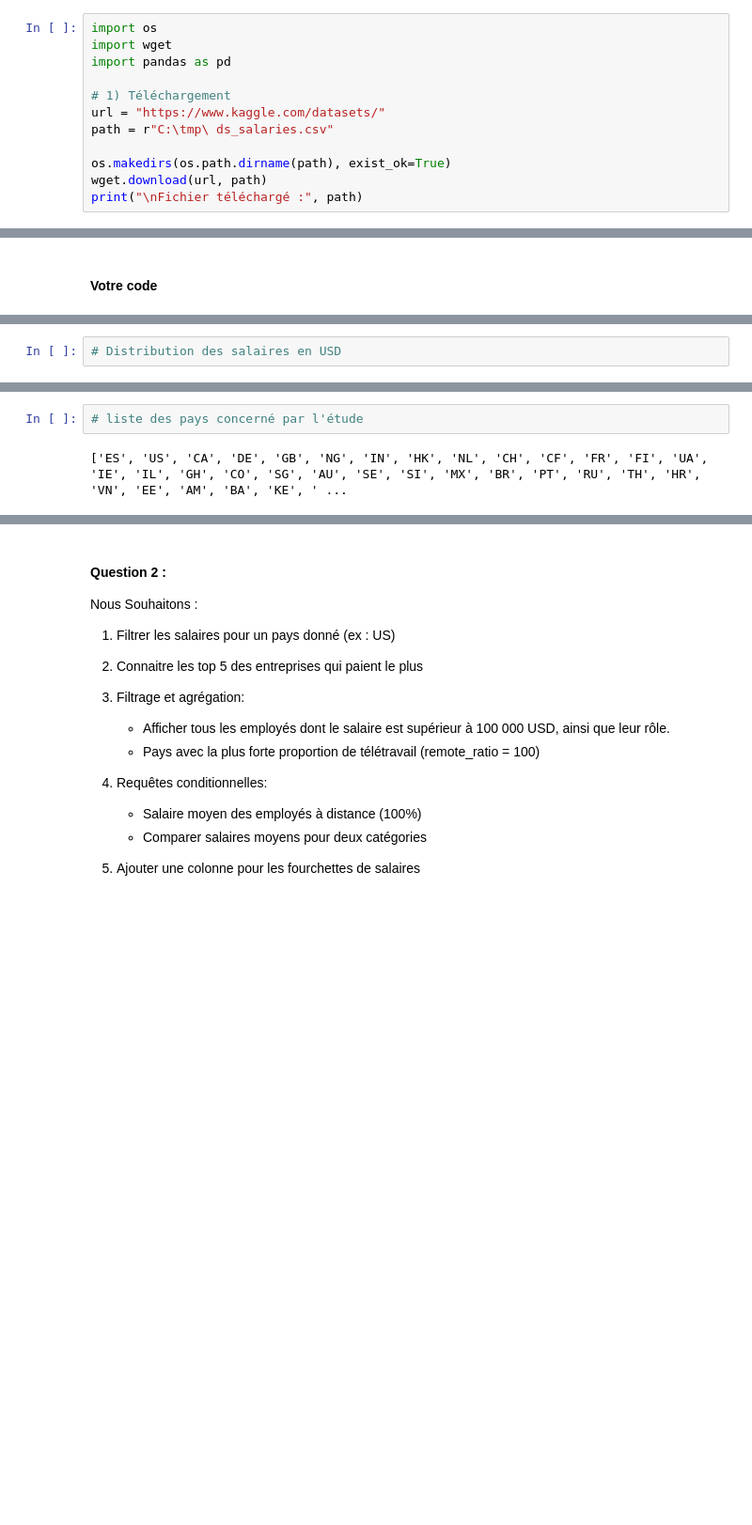
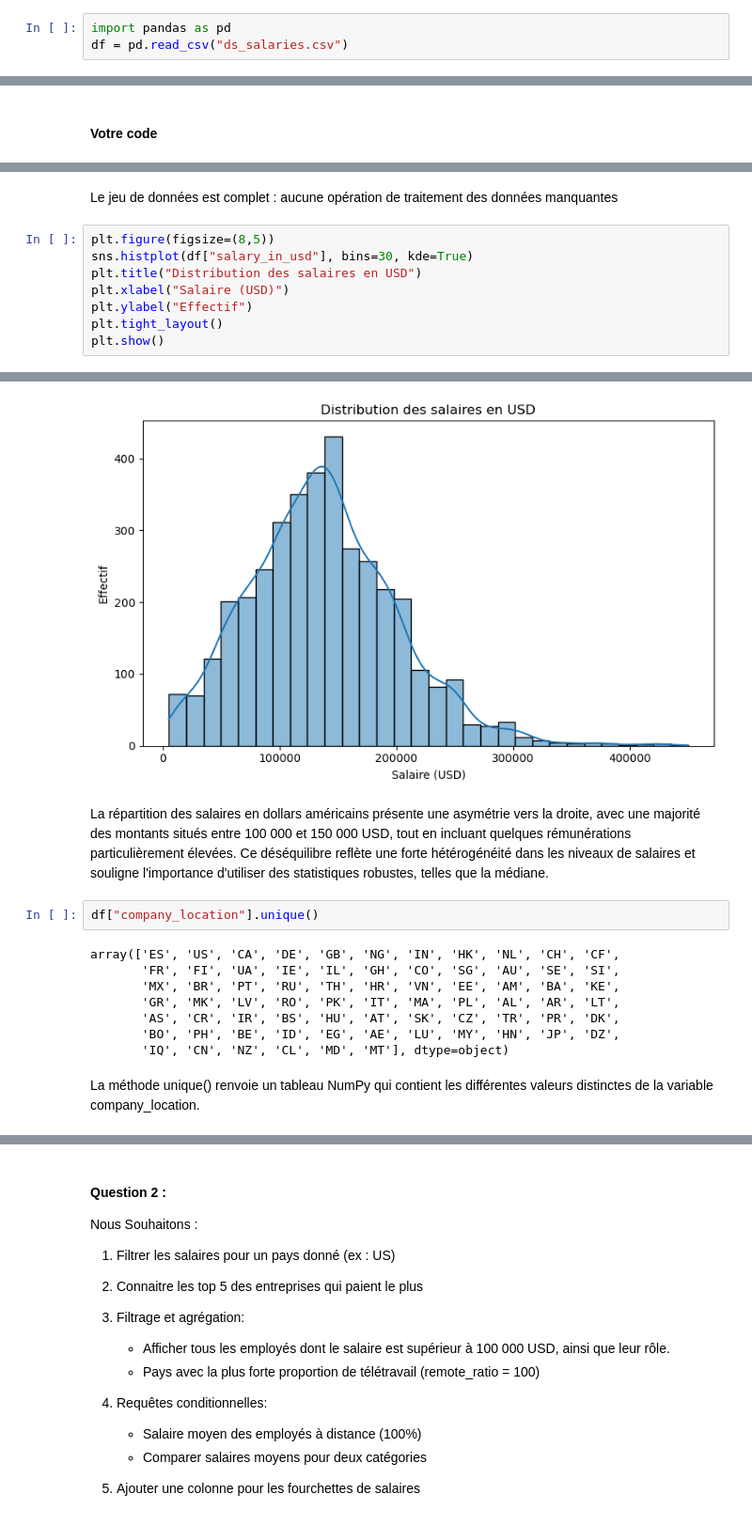
Before and after one commit to Rochdur/projet_notebook, a Jupyter notebook: Projet_SAE.ipynb, the cells around one changed output, grey strips where cells are left out. Shown at 94% size. Cells and saved outputs as stored; diff of their text form; blank space fills up the shorter version.

Commit message:
Mise à jour complète du projet : notebook, dataset et checkpoints

```diff
--- a/Projet_SAE.ipynb
+++ b/Projet_SAE.ipynb
@@ -78,14 +62,5 @@ Note: you may need to restart the kernel to use updated packages.
 # %% [markdown]
 ##### Votre code
 # %%
-import os
-import wget
 import pandas as pd
-
-# 1) Téléchargement
-url = "https://www.kaggle.com/datasets/"
-path = r"C:\tmp\ ds_salaries.csv"
-
-os.makedirs(os.path.dirname(path), exist_ok=True)
-wget.download(url, path)
-print("\nFichier téléchargé :", path)
+df = pd.read_csv("ds_salaries.csv")
@@ -144,6 +113,14 @@ remote_ratio          0
 company_location      0
 company_size          0
 dtype: int64
+# %% [markdown]
+Le jeu de données est complet : aucune opération de traitement des données manquantes
 # %%
-# Distribution des salaires en USD
+plt.figure(figsize=(8,5))
+sns.histplot(df["salary_in_usd"], bins=30, kde=True)
+plt.title("Distribution des salaires en USD")
+plt.xlabel("Salaire (USD)")
+plt.ylabel("Effectif")
+plt.tight_layout()
+plt.show()
 # %% [output]
@@ -152,5 +127,16 @@ dtype: int64
+[figure, added]
+# %% [markdown]
+La répartition des salaires en dollars américains présente une asymétrie vers la droite, avec une majorité des montants situés entre 100 000 et 150 000 USD, tout en incluant quelques rémunérations particulièrement élevées. Ce déséquilibre reflète une forte hétérogénéité dans les niveaux de salaires et souligne l'importance d'utiliser des statistiques robustes, telles que la médiane.
 # %%
-# liste des pays concerné par l'étude
+df["company_location"].unique()
 # %% [output]
-['ES', 'US', 'CA', 'DE', 'GB', 'NG', 'IN', 'HK', 'NL', 'CH', 'CF', 'FR', 'FI', 'UA', 'IE', 'IL', 'GH', 'CO', 'SG', 'AU', 'SE', 'SI', 'MX', 'BR', 'PT', 'RU', 'TH', 'HR', 'VN', 'EE', 'AM', 'BA', 'KE', ' ...
+array(['ES', 'US', 'CA', 'DE', 'GB', 'NG', 'IN', 'HK', 'NL', 'CH', 'CF',
+       'FR', 'FI', 'UA', 'IE', 'IL', 'GH', 'CO', 'SG', 'AU', 'SE', 'SI',
+       'MX', 'BR', 'PT', 'RU', 'TH', 'HR', 'VN', 'EE', 'AM', 'BA', 'KE',
+       'GR', 'MK', 'LV', 'RO', 'PK', 'IT', 'MA', 'PL', 'AL', 'AR', 'LT',
+       'AS', 'CR', 'IR', 'BS', 'HU', 'AT', 'SK', 'CZ', 'TR', 'PR', 'DK',
+       'BO', 'PH', 'BE', 'ID', 'EG', 'AE', 'LU', 'MY', 'HN', 'JP', 'DZ',
+       'IQ', 'CN', 'NZ', 'CL', 'MD', 'MT'], dtype=object)
+# %% [markdown]
+La méthode unique() renvoie un tableau NumPy qui contient les différentes valeurs distinctes de la variable company_location.
 # %%
```
Also changed, not shown: parts of 38 cells of this notebook, 1 other file.
